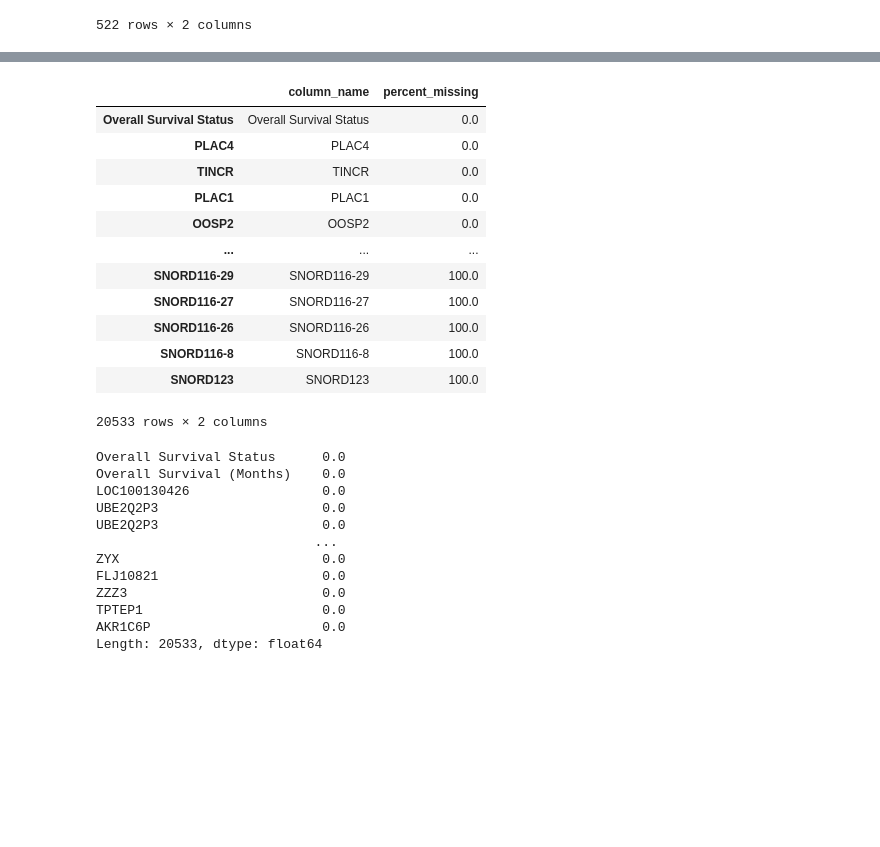
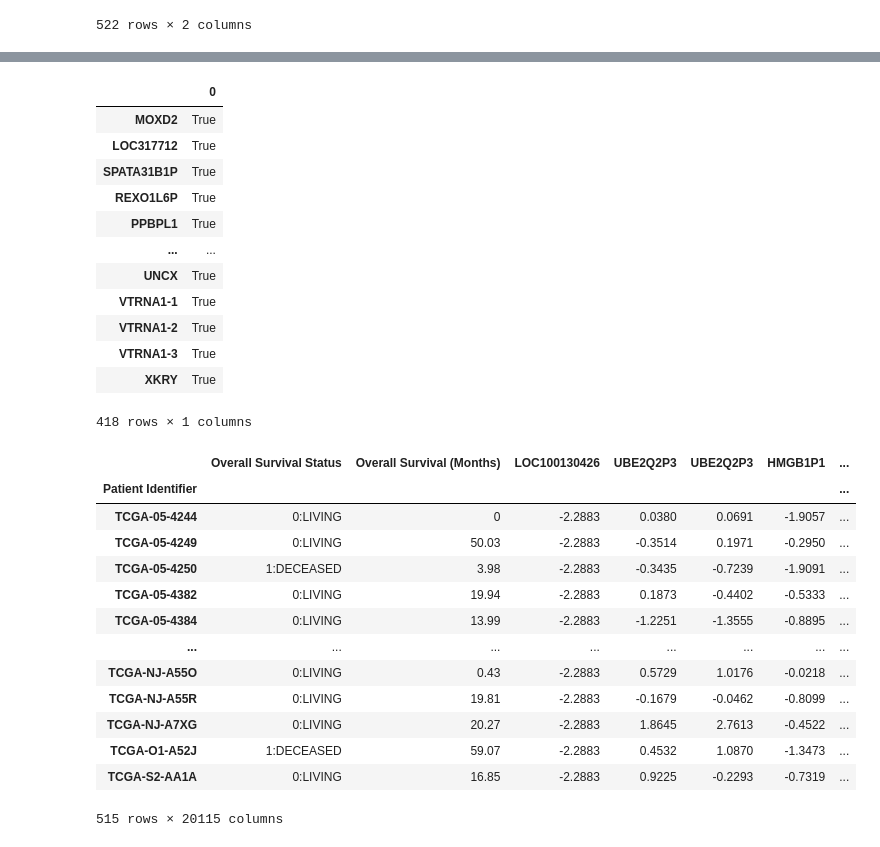
Before and after one commit to DeveloperSeJin/-Deep-Learning-Based-Survival-Analysis-Using-is-Using-Genomic-Data, a Jupyter notebook: UNLV프로젝트.ipynb, the cells around one changed output, grey strips where cells are left out. Saved outputs shown, nothing was run; the diff lists cells and outputs as text; code cells hidden in the pictures; blank space fills up the shorter version.

```diff
--- a/UNLV프로젝트.ipynb
+++ b/UNLV프로젝트.ipynb
@@ -108,32 +56,38 @@ Length: 20533, dtype: float64
-# %%
-missing_value_df
-# %% [output]
-|  | column_name | percent_missing |
-| Overall Survival Status | Overall Survival Status | 0.0 |
-| PLAC4 | PLAC4 | 0.0 |
-| TINCR | TINCR | 0.0 |
-| PLAC1 | PLAC1 | 0.0 |
-| OOSP2 | OOSP2 | 0.0 |
-| ... | ... | ... |
-| SNORD116-29 | SNORD116-29 | 100.0 |
-| SNORD116-27 | SNORD116-27 | 100.0 |
-| SNORD116-26 | SNORD116-26 | 100.0 |
-| SNORD116-8 | SNORD116-8 | 100.0 |
-| SNORD123 | SNORD123 | 100.0 |
-20533 rows × 2 columns
-# %%
-percent_missing = data.isnull().sum() * 100 / len(data)
-percent_missing
-# %% [output]
-Overall Survival Status      0.0
-Overall Survival (Months)    0.0
-LOC100130426                 0.0
-UBE2Q2P3                     0.0
-UBE2Q2P3                     0.0
-                            ...
-ZYX                          0.0
-FLJ10821                     0.0
-ZZZ3                         0.0
-TPTEP1                       0.0
-AKR1C6P                      0.0
-Length: 20533, dtype: float64
+# %%
+missing_data = data.isnull().sum() / len(data) > 0.8
+
+missing_data = missing_data.to_frame()
+missing_data.loc[missing_data[0] == True]
+# %% [output]
+|  | 0 |
+| MOXD2 | True |
+| LOC317712 | True |
+| SPATA31B1P | True |
+| REXO1L6P | True |
+| PPBPL1 | True |
+| ... | ... |
+| UNCX | True |
+| VTRNA1-1 | True |
+| VTRNA1-2 | True |
+| VTRNA1-3 | True |
+| XKRY | True |
+418 rows × 1 columns
+# %%
+missing_data_index = missing_data.loc[missing_data[0] == True, :].index
+data = data.drop(missing_data_index, axis = 1)
+data
+# %% [output]
+|  | Overall Survival Status | Overall Survival (Months) | LOC100130426 | UBE2Q2P3 | UBE2Q2P3 | HMGB1P1 | ... |
+| Patient Identifier |  |  |  |  |  |  | ... |
+| TCGA-05-4244 | 0:LIVING | 0 | -2.2883 | 0.0380 | 0.0691 | -1.9057 | ... |
+| TCGA-05-4249 | 0:LIVING | 50.03 | -2.2883 | -0.3514 | 0.1971 | -0.2950 | ... |
+| TCGA-05-4250 | 1:DECEASED | 3.98 | -2.2883 | -0.3435 | -0.7239 | -1.9091 | ... |
+| TCGA-05-4382 | 0:LIVING | 19.94 | -2.2883 | 0.1873 | -0.4402 | -0.5333 | ... |
+| TCGA-05-4384 | 0:LIVING | 13.99 | -2.2883 | -1.2251 | -1.3555 | -0.8895 | ... |
+| ... | ... | ... | ... | ... | ... | ... | ... |
+| TCGA-NJ-A55O | 0:LIVING | 0.43 | -2.2883 | 0.5729 | 1.0176 | -0.0218 | ... |
+| TCGA-NJ-A55R | 0:LIVING | 19.81 | -2.2883 | -0.1679 | -0.0462 | -0.8099 | ... |
+| TCGA-NJ-A7XG | 0:LIVING | 20.27 | -2.2883 | 1.8645 | 2.7613 | -0.4522 | ... |
+| TCGA-O1-A52J | 1:DECEASED | 59.07 | -2.2883 | 0.4532 | 1.0870 | -1.3473 | ... |
+| TCGA-S2-AA1A | 0:LIVING | 16.85 | -2.2883 | 0.9225 | -0.2293 | -0.7319 | ... |
+515 rows × 20115 columns
```
Also changed, not shown: parts of 4 cells of this notebook.
